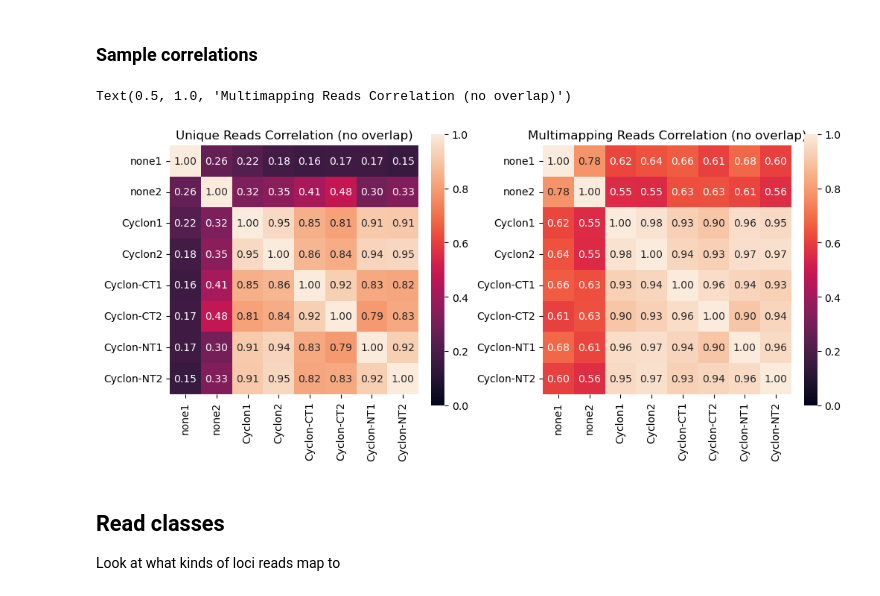
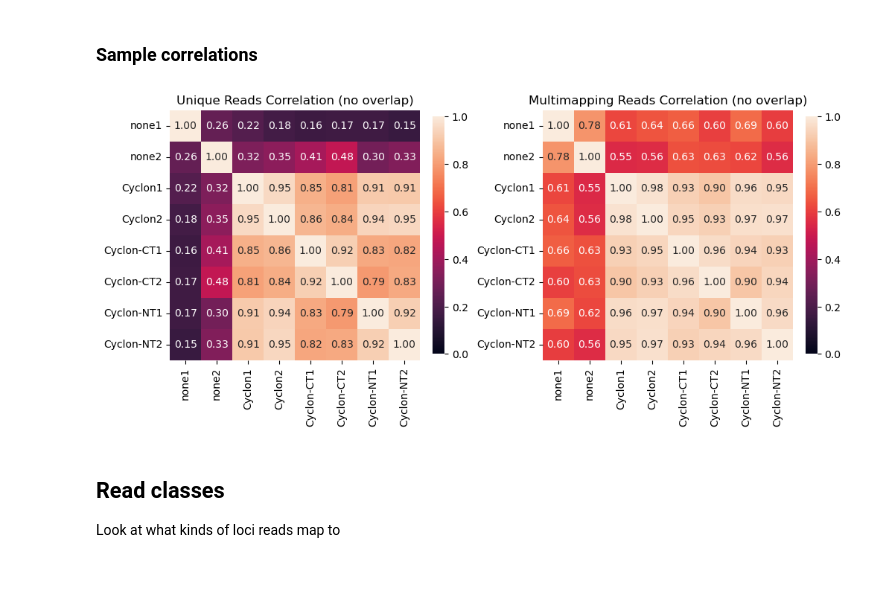
Before and after one commit to TurowskiLab/example-trxtools-Cyclon, a Jupyter notebook: analysis/00_read_classes.ipynb, the cells around one changed output. Saved outputs shown, nothing was run; the diff lists cells and outputs as text; code cells hidden in the pictures.

```diff
--- a/analysis/00_read_classes.ipynb
+++ b/analysis/00_read_classes.ipynb
@@ -21,13 +23,13 @@ df01_multi = df01_multi[['none1', 'none2', 'Cyclon1', 'Cyclon2', 'Cyclon-CT1', '
 # %% [markdown]
 Load TPM tables
 # %%
-test_uniq_tpm = pd.read_csv("../03a_FeatureCounts_umitools/featureCounts_umitools_uniq_TPM.txt", sep="\t")
-test_uniq_tpm = ttm.cleanNames(test_uniq_tpm, ['02c_alignment_all_umitools/AG241010_', '.bam', '_none_120mJ_', '_all_dedup'])
-test_uniq_tpm = test_uniq_tpm[['Geneid', 'none1', 'none2', 'Cyclon1', 'Cyclon2', 'Cyclon-CT1', 'Cyclon-CT2', 'Cyclon-NT1', 'Cyclon-NT2']].set_index('Geneid')
+df00_uniq_tpm = pd.read_csv("../03a_FeatureCounts_umitools/featureCounts_umitools_uniq_TPM.txt", sep="\t")
+df00_uniq_tpm = ttm.cleanNames(df00_uniq_tpm, ['02c_alignment_all_umitools/AG241010_', '.bam', '_none_120mJ_', '_all_dedup'])
+df00_uniq_tpm = df00_uniq_tpm[['Geneid', 'none1', 'none2', 'Cyclon1', 'Cyclon2', 'Cyclon-CT1', 'Cyclon-CT2', 'Cyclon-NT1', 'Cyclon-NT2']].set_index('Geneid')
 
-test_multi_tpm = pd.read_csv("../03a_FeatureCounts_umitools/featureCounts_umitools_multimappers_TPM.txt", sep="\t")
-test_multi_tpm = ttm.cleanNames(test_multi_tpm, ['02c_alignment_all_umitools/AG241010_', '.bam', '_none_120mJ_', '_all_dedup'])
-test_multi_tpm = test_multi_tpm[['Geneid', 'none1', 'none2', 'Cyclon1', 'Cyclon2', 'Cyclon-CT1', 'Cyclon-CT2', 'Cyclon-NT1', 'Cyclon-NT2']].set_index('Geneid')
+df01_multi_tpm = pd.read_csv("../03a_FeatureCounts_umitools/featureCounts_umitools_multimappers_TPM.txt", sep="\t")
+df01_multi_tpm = ttm.cleanNames(df01_multi_tpm, ['02c_alignment_all_umitools/AG241010_', '.bam', '_none_120mJ_', '_all_dedup'])
+df01_multi_tpm = df01_multi_tpm[['Geneid', 'none1', 'none2', 'Cyclon1', 'Cyclon2', 'Cyclon-CT1', 'Cyclon-CT2', 'Cyclon-NT1', 'Cyclon-NT2']].set_index('Geneid')
 # %% [markdown]
 ## Basic QC
 
@@ -79,14 +95,14 @@ Passing `palette` without assigning `hue` is deprecated and will be removed in v
 # %%
 fig, axes = plt.subplots(1, 2, figsize=(10, 5), layout='constrained')
 
-sns.heatmap(df00_uniq_tpm.corr('pearson'), annot=True, fmt=".2f", square=True, vmin=0, vmax=1, cbar_kws={"shrink": .8}, ax=axes[0])
+sns.heatmap(df00_uniq_tpm.corr('pearson', numeric_only=True), annot=True, fmt=".2f", square=True, vmin=0, vmax=1, cbar_kws={"shrink": .7}, ax=axes[0])
 axes[0].set_title("Unique Reads Correlation (no overlap)")
 
-sns.heatmap(df01_multi_tpm.corr('pearson'), annot=True, fmt=".2f", square=True, vmin=0, vmax=1, cbar_kws={"shrink": .8}, ax=axes[1])
+sns.heatmap(df01_multi_tpm.corr('pearson', numeric_only=True), annot=True, fmt=".2f", square=True, vmin=0, vmax=1, cbar_kws={"shrink": .7}, ax=axes[1])
 axes[1].set_title("Multimapping Reads Correlation (no overlap)")
+plt.savefig("00_qc_correlation_heatmaps.png", dpi=300)
 # %% [output]
-Text(0.5, 1.0, 'Multimapping Reads Correlation (no overlap)')
-[figure, old version]
+[figure, new version]
 # %% [markdown]
 ## Read classes
 Look at what kinds of loci reads map to
```
Also changed, not shown: parts of 18 cells of this notebook, 3 other files.
